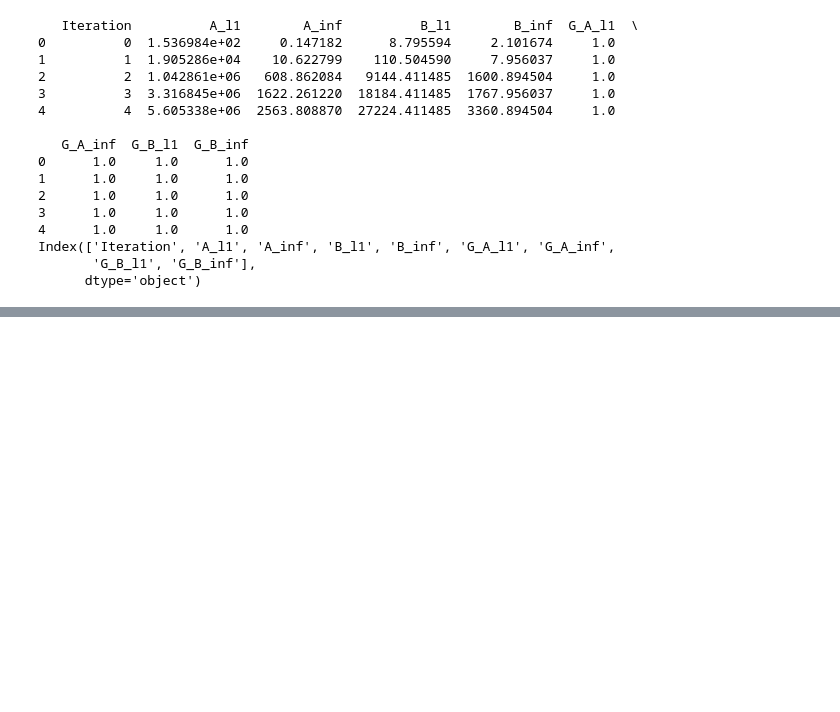
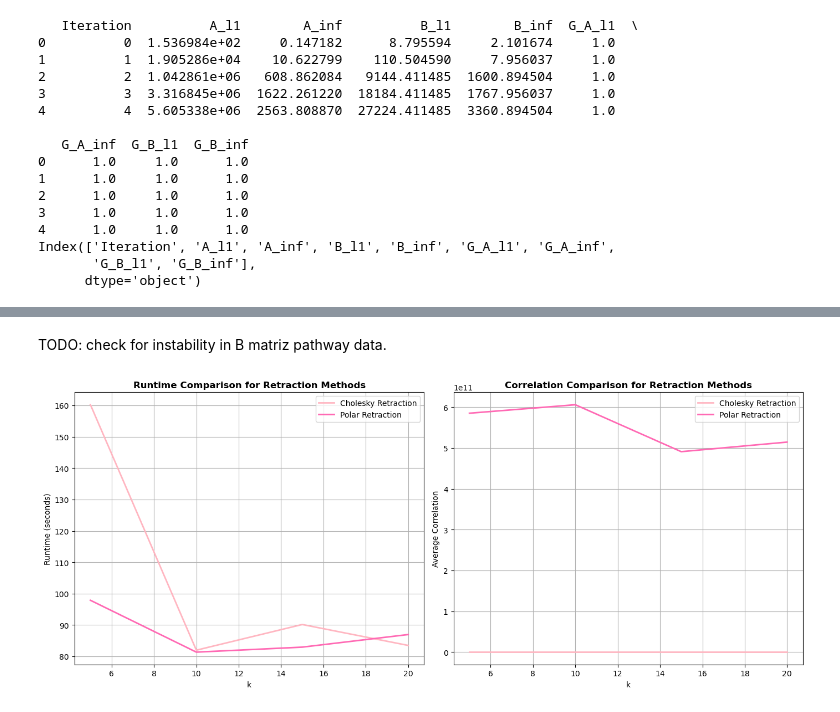
Before and after one commit to anacarsi/ss24_CCA_Reduced_Rank, a Jupyter notebook: src/gse.ipynb, the cells around one changed output, grey strips where cells are left out. Drawn from its saved outputs; the diff is of its cells as text; code cells hidden in the pictures; blank space fills up the shorter version.

```diff
--- a/src/gse.ipynb
+++ b/src/gse.ipynb
@@ -504,0 +536,35 @@ Index(['Iteration', 'A_l1', 'A_inf', 'B_l1', 'B_inf', 'G_A_l1', 'G_A_inf',
+# %% [markdown]
+TODO: check for instability in B matriz pathway data.
+# %%
+def plot_results(results):
+    """
+    Plot the results of the CCA experiment.
+    """
+    cholesky_results = results[results['method'] == 'cholesky']
+    polar_results = results[results['method'] == 'polar']
+    fig, (ax1, ax2) = plt.subplots(1, 2, figsize=(14, 6))
+
+    # Plot runtime comparison
+    ax1.plot(cholesky_results['k'], cholesky_results['runtime'], label='Cholesky Retraction', color='lightpink', linewidth=2)
+    ax1.plot(polar_results['k'], polar_results['runtime'], label='Polar Retraction', color='hotpink', linewidth=2)
+    ax1.set_xlabel('k')
+    ax1.set_ylabel('Runtime (seconds)')
+    ax1.set_title('Runtime Comparison for Retraction Methods', fontweight='bold')
+    ax1.grid(True)
+    ax1.legend()
+
+    # Plot correlation comparison
+    ax2.plot(cholesky_results['k'], cholesky_results['correlations'].apply(np.mean), label='Cholesky Retraction', color='lightpink', linewidth=2)
+    ax2.plot(polar_results['k'], polar_results['correlations'].apply(np.mean), label='Polar Retraction', color='hotpink', linewidth=2)
+    ax2.set_xlabel('k')
+    ax2.set_ylabel('Average Correlation')
+    ax2.set_title('Correlation Comparison for Retraction Methods', fontweight='bold')
+    ax2.grid(True)
+    ax2.legend()
+
+    plt.tight_layout()
+    plt.show()
+
+plot_results(results)
+# %% [output]
+[figure, added]
```
Also changed, not shown: parts of 4 cells of this notebook.
